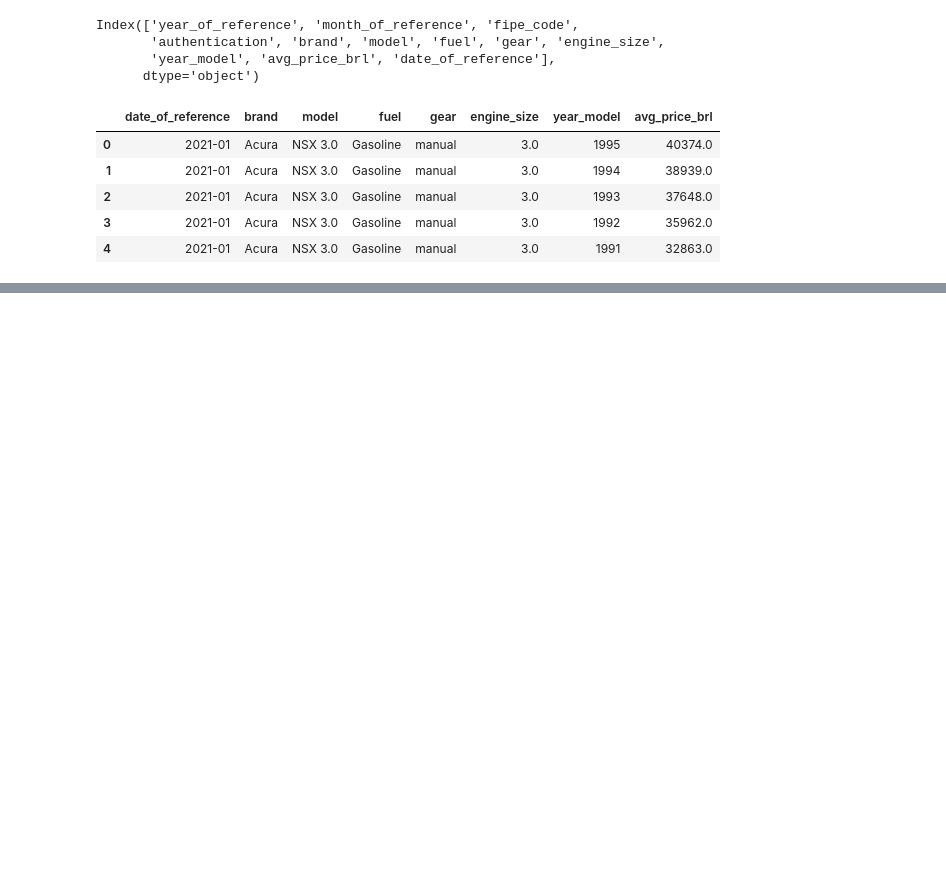
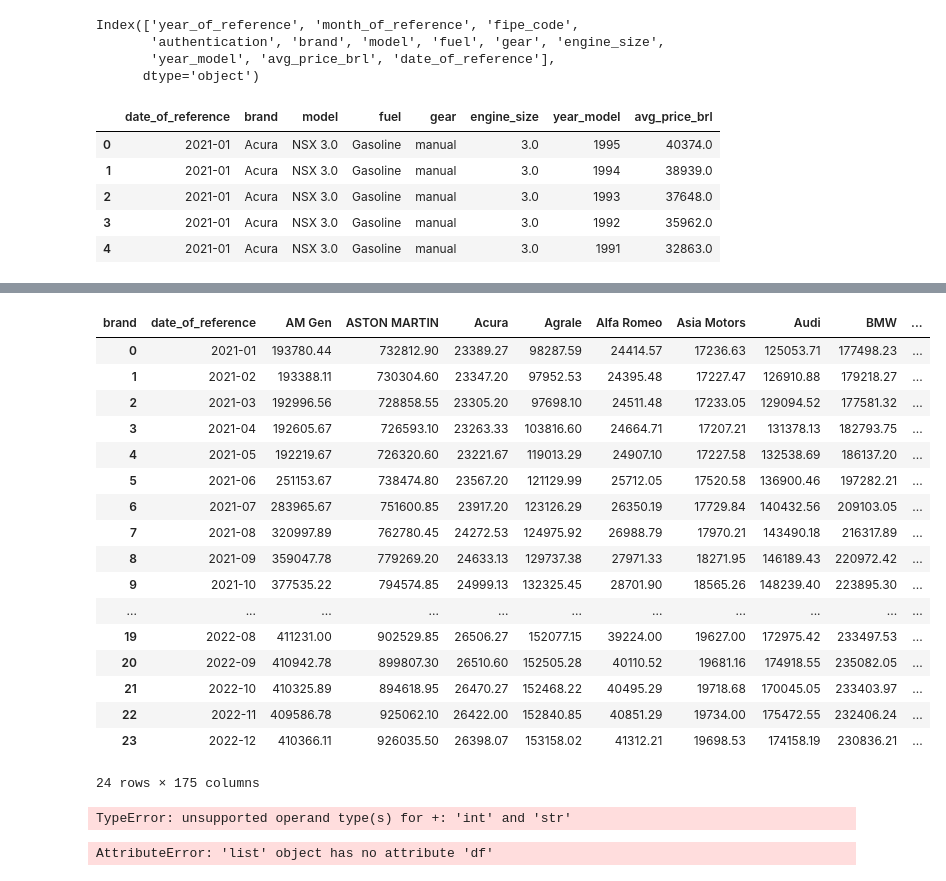
Before and after one commit to DavidTitoInfantas/Projeto_DataViz, a Jupyter notebook: analise_dados_car.ipynb, the cells around one changed output, grey strips where cells are left out. Saved outputs shown, nothing was run; the diff lists cells and outputs as text; code cells hidden in the pictures; blank space fills up the shorter version.

```diff
--- a/analise_dados_car.ipynb
+++ b/analise_dados_car.ipynb
@@ -134,0 +158,3 @@ df_clean.head()
+# %%
+columns_brand = list(df_data_mean_price.columns)
+columns_brand.remove('date_of_reference')
@@ -134,0 +168,21 @@ df_clean.head()
+# %%
+df_data_mean_price
+# %% [output]
+| brand | date_of_reference | AM Gen | ASTON MARTIN | Acura | Agrale | Alfa Romeo | Asia Motors | Audi | BMW | ... |
+| 0 | 2021-01 | 193780.44 | 732812.90 | 23389.27 | 98287.59 | 24414.57 | 17236.63 | 125053.71 | 177498.23 | ... |
+| 1 | 2021-02 | 193388.11 | 730304.60 | 23347.20 | 97952.53 | 24395.48 | 17227.47 | 126910.88 | 179218.27 | ... |
+| 2 | 2021-03 | 192996.56 | 728858.55 | 23305.20 | 97698.10 | 24511.48 | 17233.05 | 129094.52 | 177581.32 | ... |
+| 3 | 2021-04 | 192605.67 | 726593.10 | 23263.33 | 103816.60 | 24664.71 | 17207.21 | 131378.13 | 182793.75 | ... |
+| 4 | 2021-05 | 192219.67 | 726320.60 | 23221.67 | 119013.29 | 24907.10 | 17227.58 | 132538.69 | 186137.20 | ... |
+| 5 | 2021-06 | 251153.67 | 738474.80 | 23567.20 | 121129.99 | 25712.05 | 17520.58 | 136900.46 | 197282.21 | ... |
+| 6 | 2021-07 | 283965.67 | 751600.85 | 23917.20 | 123126.29 | 26350.19 | 17729.84 | 140432.56 | 209103.05 | ... |
+| 7 | 2021-08 | 320997.89 | 762780.45 | 24272.53 | 124975.92 | 26988.79 | 17970.21 | 143490.18 | 216317.89 | ... |
+| 8 | 2021-09 | 359047.78 | 779269.20 | 24633.13 | 129737.38 | 27971.33 | 18271.95 | 146189.43 | 220972.42 | ... |
+| 9 | 2021-10 | 377535.22 | 794574.85 | 24999.13 | 132325.45 | 28701.90 | 18565.26 | 148239.40 | 223895.30 | ... |
+| ... | ... | ... | ... | ... | ... | ... | ... | ... | ... | ... |
+| 19 | 2022-08 | 411231.00 | 902529.85 | 26506.27 | 152077.15 | 39224.00 | 19627.00 | 172975.42 | 233497.53 | ... |
+| 20 | 2022-09 | 410942.78 | 899807.30 | 26510.60 | 152505.28 | 40110.52 | 19681.16 | 174918.55 | 235082.05 | ... |
+| 21 | 2022-10 | 410325.89 | 894618.95 | 26470.27 | 152468.22 | 40495.29 | 19718.68 | 170045.05 | 233403.97 | ... |
+| 22 | 2022-11 | 409586.78 | 925062.10 | 26422.00 | 152840.85 | 40851.29 | 19734.00 | 175472.55 | 232406.24 | ... |
+| 23 | 2022-12 | 410366.11 | 926035.50 | 26398.07 | 153158.02 | 41312.21 | 19698.53 | 174158.19 | 230836.21 | ... |
+24 rows × 175 columns
@@ -134,0 +196,8 @@ df_clean.head()
+# %%
+df_variacao['Mean_variacao_bands'] = sum(df_variacao[columns_variacao])
+# %% [output]
+TypeError: unsupported operand type(s) for +: 'int' and 'str'
+# %%
+df_variacao.groupby(['date_of_reference'].df[columns_variacao].agg(['sum']))
+# %% [output]
+AttributeError: 'list' object has no attribute 'df'
```
Also changed, not shown: parts of 8 cells of this notebook.
